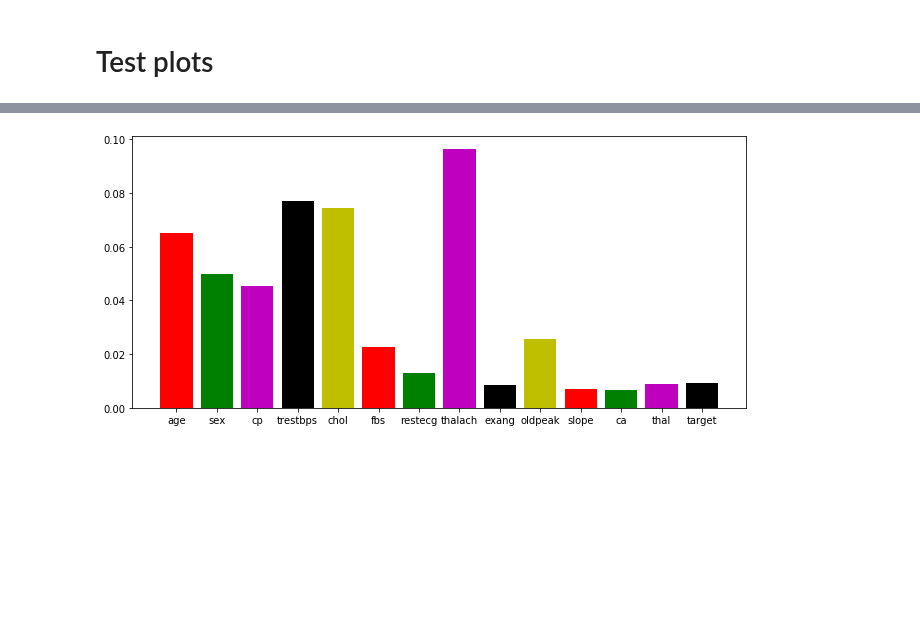
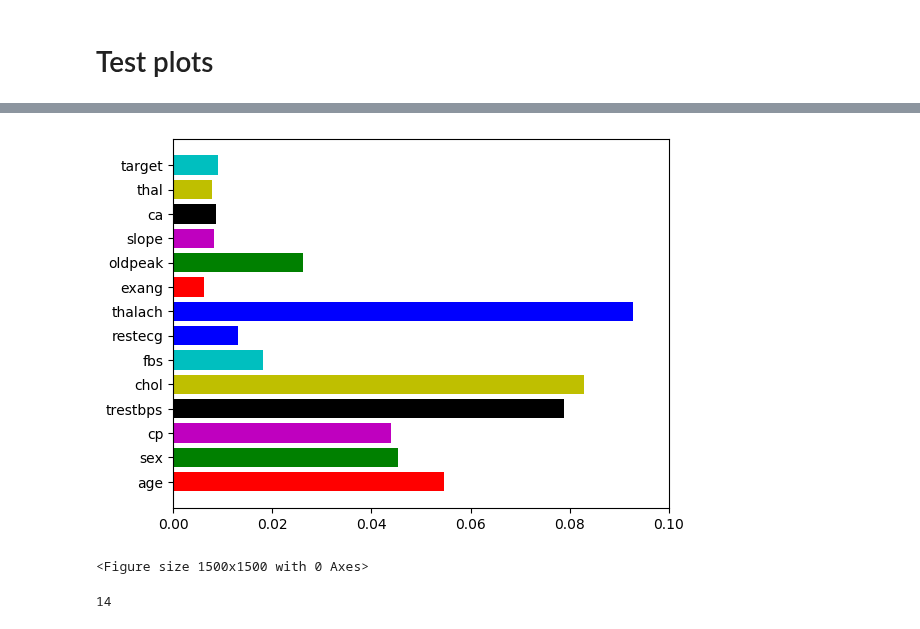
Before and after one commit to northcampus-university-of-kashmir/Heart-Disease-Detection-System, a Jupyter notebook: All in one_updated.ipynb, the cells around one changed output, grey strips where cells are left out. Cells and saved outputs as stored; diff of their text form; code cells hidden in the pictures; blank space fills up the shorter version.

```diff
--- a/All in one_updated.ipynb
+++ b/All in one_updated.ipynb
@@ -896,5 +896,17 @@ feature_dict
 # %%
-plt.figure(figsize=(11,5))
-plt.bar(feature_dict.keys(),feature_dict.values(),color=['r','g','m','k','y']);
+
+
+fig, ax = plt.subplots()
+plt.xlim(0,0.1)
+plt.figure(figsize=(15,15))
+
+ax.barh(list(feature_dict.keys()),list(feature_dict.values()),color=['r','g','m','k','y','c','b','b']);
+
+plt.show()
 # %% [output]
-[figure, old version]
+[figure, new version]
+<Figure size 1500x1500 with 0 Axes>
+# %%
+len(list(feature_dict.values()))
+# %% [output]
+14
```
Also changed, not shown: parts of 12 cells of this notebook, 6 other files.
